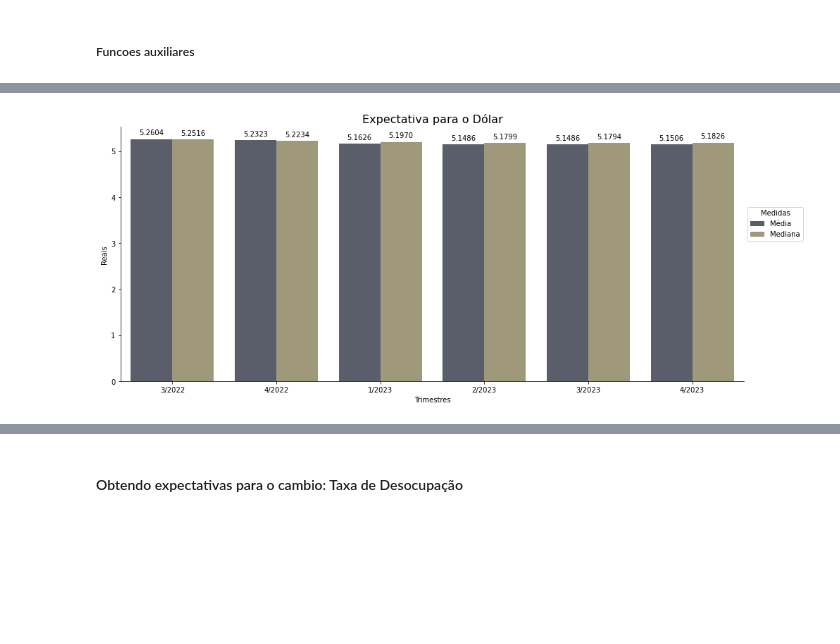
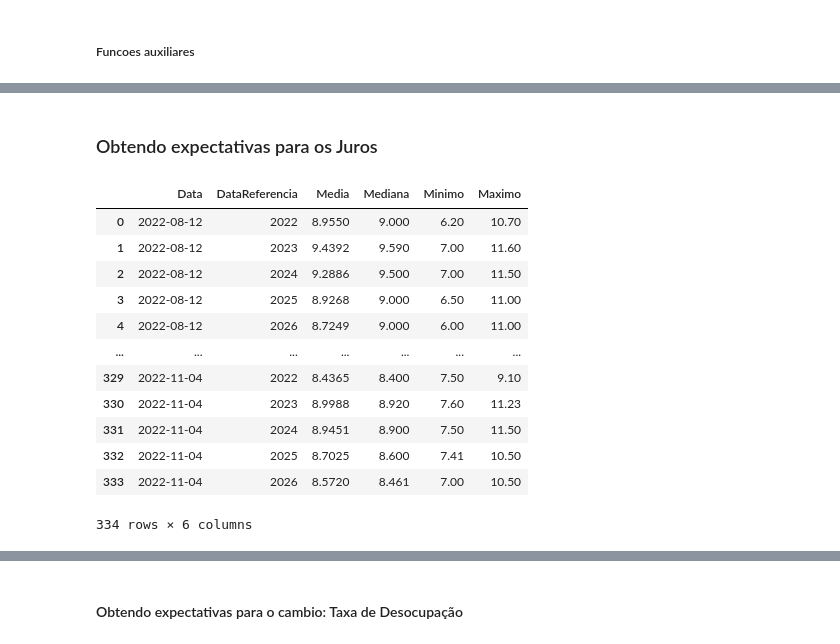
Before and after one commit to tharikf/WebApp_Cenario_Macroeconomico_Brasileiro, a Jupyter notebook: bacen.ipynb, the cells around one changed output, grey strips where cells are left out. Cells and saved outputs as stored; diff of their text form; code cells hidden in the pictures; blank space fills up the shorter version.

```diff
--- a/bacen.ipynb
+++ b/bacen.ipynb
@@ -355,20 +505,38 @@ df_previsoes_cambio = unindo_prev(previsao_cambio)
-# %%
-fig, ax = plt.subplots(figsize = (14, 6))
-
-sns.barplot(data = df_previsoes_cambio, x = 'trimestres', y = 'valor', hue = 'metrica', palette = 'cividis')
-ax.set_title('Expectativa para o Dólar', fontsize = 16)
-handles, labels = ax.get_legend_handles_labels()
-labels = ['Média', 'Mediana']
-ax.set_xlabel('Trimestres')
-ax.set_ylabel('Reais')
-ax.legend(title = 'Medidas', handles = handles, labels = labels, bbox_to_anchor = [1.1, 0.7, 0, 0])
-ax.spines['top'].set_visible(False)
-ax.spines['right'].set_visible(False)
-
-for container in ax.containers:
-    ax.bar_label(container, fmt = '%.4f', padding = 4)
-
-fig.tight_layout()
-plt.show();
-# %% [output]
-[figure]
+# %% [markdown]
+### Obtendo expectativas para os Juros
+# %%
+def obtendo_expectativas(indicador, entidade, respondentes):
+
+    # Filtrando para previsoes dos ultimos 3 meses
+    tres_meses = datetime.date.today() - datetime.timedelta(days = 90)
+    tres_meses = tres_meses.strftime('%Y-%m-%d')
+
+    # Obtendo dados
+    ep = expec.get_endpoint(entidade)
+    df_ep = ep.query().filter(ep.Indicador == indicador,
+                              ep.Data >= tres_meses,
+                              ep.numeroRespondentes >= respondentes).select(ep.Data, ep.DataReferencia,
+                                                           ep.Media, ep.Mediana, ep.Minimo, ep.Maximo,
+                                                           ep.Indicador, ep.IndicadorDetalhe).collect()
+
+    return df_ep
+# %%
+# ExpectativasMercadoAnuais tem SELIC
+entidade = 'ExpectativasMercadoAnuais'
+df = obtendo_expectativas('Taxa de desocupação', entidade, 30)
+# %%
+df
+# %% [output]
+|  | Data | DataReferencia | Media | Mediana | Minimo | Maximo |
+| 0 | 2022-08-12 | 2022 | 8.9550 | 9.000 | 6.20 | 10.70 |
+| 1 | 2022-08-12 | 2023 | 9.4392 | 9.590 | 7.00 | 11.60 |
+| 2 | 2022-08-12 | 2024 | 9.2886 | 9.500 | 7.00 | 11.50 |
+| 3 | 2022-08-12 | 2025 | 8.9268 | 9.000 | 6.50 | 11.00 |
+| 4 | 2022-08-12 | 2026 | 8.7249 | 9.000 | 6.00 | 11.00 |
+| ... | ... | ... | ... | ... | ... | ... |
+| 329 | 2022-11-04 | 2022 | 8.4365 | 8.400 | 7.50 | 9.10 |
+| 330 | 2022-11-04 | 2023 | 8.9988 | 8.920 | 7.60 | 11.23 |
+| 331 | 2022-11-04 | 2024 | 8.9451 | 8.900 | 7.50 | 11.50 |
+| 332 | 2022-11-04 | 2025 | 8.7025 | 8.600 | 7.41 | 10.50 |
+| 333 | 2022-11-04 | 2026 | 8.5720 | 8.461 | 7.00 | 10.50 |
+334 rows × 6 columns
```
Also changed, not shown: parts of 54 cells of this notebook, 13 other files.
